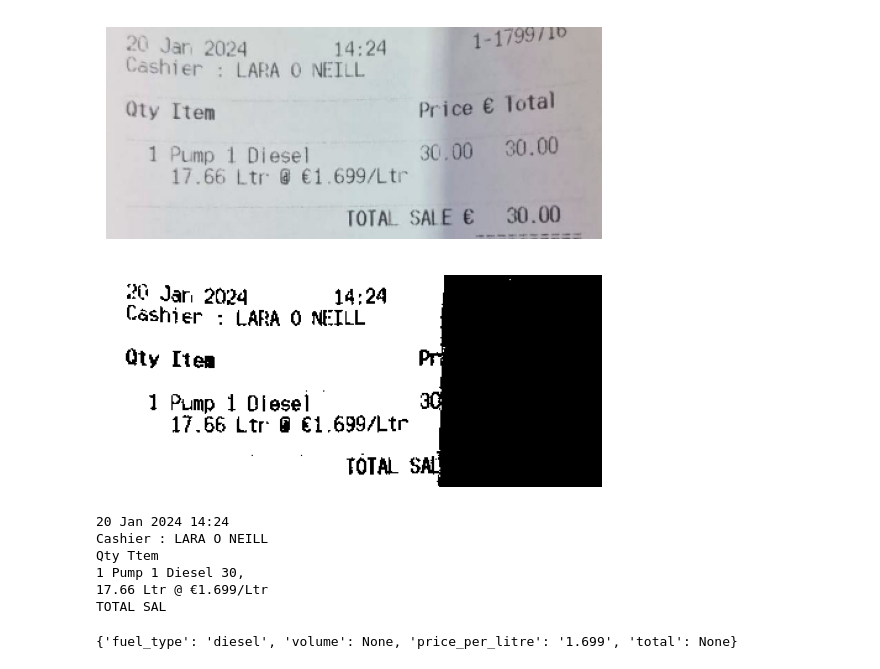
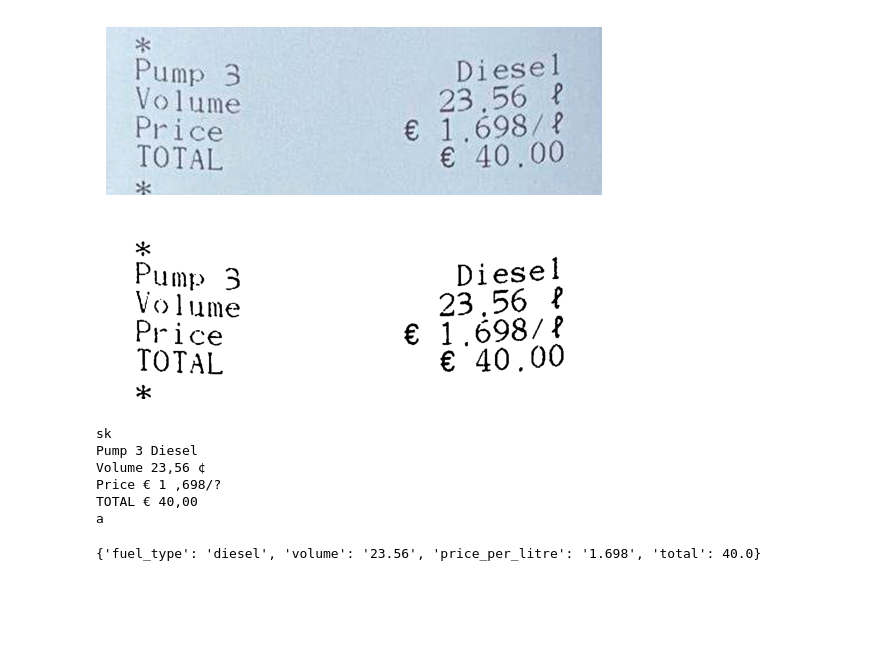
Before and after one commit to ndavido/fuelbuddy, a Jupyter notebook: Backend/OCR_Jupyter/ocr_reciepts.ipynb, the cells around one changed output. Drawn from its saved outputs; the diff is of its cells as text; code cells hidden in the pictures; blank space fills up the shorter version.

Commit message:
🚧 Added more test images

```diff
--- a/Backend/OCR_Jupyter/ocr_reciepts.ipynb
+++ b/Backend/OCR_Jupyter/ocr_reciepts.ipynb
@@ -6,13 +6,14 @@ import pytesseract
 from matplotlib import pyplot as plt
 import numpy as np
 # %%
-image_path = 'images/reciepts/test6.png'
+image_path = 'images/reciepts/rec2.jpg'
+# image_path = 'images/reciepts/rec2_recut.png'
 image = cv2.imread(image_path)
 plt.imshow(image)
 plt.axis('off')
 plt.show()
 # %% [output]
-[figure, old version]
+[figure, new version]
 # %%
 def preprocess(image):
     gray = cv2.cvtColor(image, cv2.COLOR_BGR2GRAY)
@@ -23,7 +24,7 @@ plt.imshow(preprocess(image), cmap='gray')
 plt.axis('off')
 plt.show()
 # %% [output]
-[figure, old version]
+[figure, new version]
 # %%
 
 custom_config = r'--oem 3 --psm 6 outputbase'
@@ -34,12 +35,12 @@ filtered_text = '\n'.join(
 
 print(filtered_text)
 # %% [output]
-20 Jan 2024 14:24
-Cashier : LARA O NEILL
-Qty Ttem
-1 Pump 1 Diesel 30,
-17.66 Ltr @ €1.699/Ltr
-TOTAL SAL
+sk
+Pump 3 Diesel
+Volume 23,56 ¢
+Price € 1 ,698/?
+TOTAL € 40,00
+a
 # %%
 import re
 from fuzzywuzzy import process
@@ -58,7 +59,7 @@ def extract_receipt_info_single(receipt_text):
     }
 
     # https://stackoverflow.com/questions/1547574/regex-for-prices
-    volume_pattern = r"(?i)(?:volume|;|:|diesel|unleaded|pump\s*([a-z]|[0-9])|\))\s*(\d+(?:[.,]\d{2}))\s*°?\s*(ltr|l|net)?"
+    volume_pattern = r"(?i)(?:volume|;|:|diesel|unleaded|pump\s*([a-z]|[0-9])|\))\s*(\d+(?:[.,]\d{1,2}))\s*(ltr|l|net)?"
 
     price_per_litre_pattern = r"(?:price|€)\s*([1-9]?\s*[.,]\d{3})\s*(eur/l|/l|/)?\s*"
 
@@ -95,4 +96,4 @@ def extract_receipt_info_single(receipt_text):
 extracted_info_single = extract_receipt_info_single(filtered_text)
 print(extracted_info_single)
 # %% [output]
-{'fuel_type': 'diesel', 'volume': None, 'price_per_litre': '1.699', 'total': None}
+{'fuel_type': 'diesel', 'volume': '23.56', 'price_per_litre': '1.698', 'total': 40.0}
```
Also changed, not shown: 9 other files.
